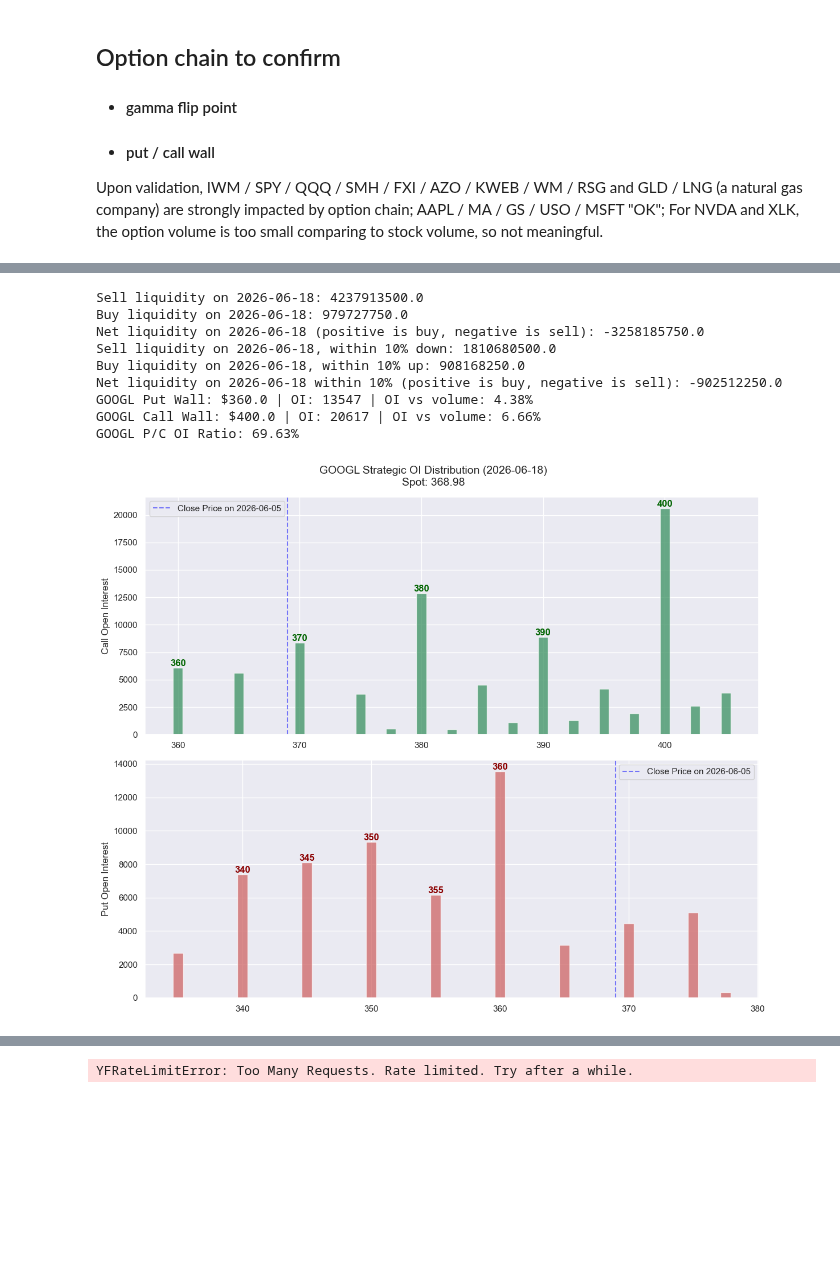
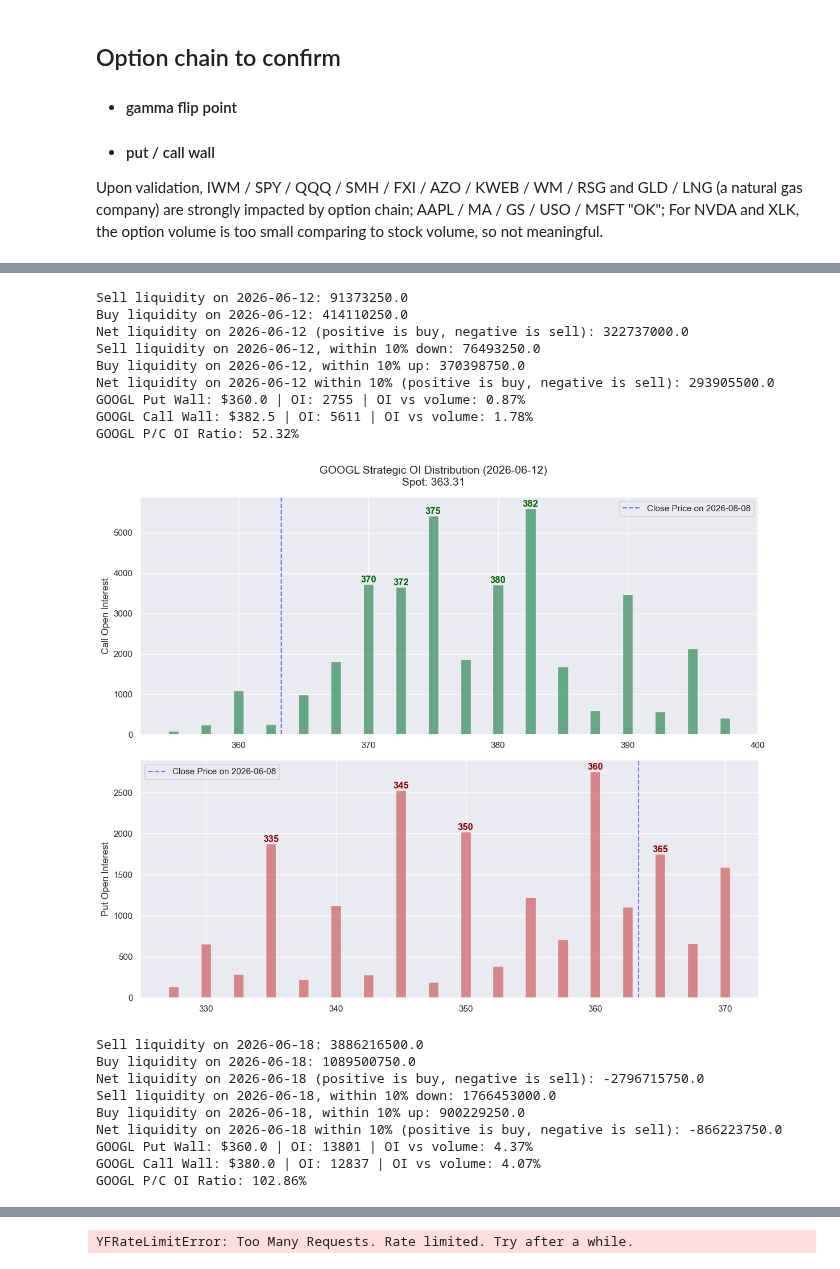
Before and after one commit to Yuchen-Peng/trading_strategy, a Jupyter notebook: notebooks/Quantitative_model.ipynb, the cells around one changed output, grey strips where cells are left out. Drawn from its saved outputs; the diff is of its cells as text; code cells hidden in the pictures; blank space fills up the shorter version.

```diff
--- a/notebooks/Quantitative_model.ipynb
+++ b/notebooks/Quantitative_model.ipynb
@@ -329,8 +346,6 @@ GLD P/C OI Ratio: 60.35%
 # %%
 flip_price, current_gex_value = quant.find_gamma_flip('googl')
-quant.get_option_walls("googl", "2026-06-05")
-# quant.get_option_walls("googl", "2026-06-08")
-# quant.get_option_walls("googl", "2026-06-10")
-# quant.get_option_walls("googl", "2026-06-12")
+quant.get_option_walls("googl", "2026-06-10")
+quant.get_option_walls("googl", "2026-06-12")
 quant.get_option_walls("googl", "2026-06-18")
 # %% [output]
@@ -355,10 +370,19 @@ GOOGL P/C OI Ratio: 64.57%
-Sell liquidity on 2026-06-18: 4237913500.0
-Buy liquidity on 2026-06-18: 979727750.0
-Net liquidity on 2026-06-18 (positive is buy, negative is sell): -3258185750.0
-Sell liquidity on 2026-06-18, within 10% down: 1810680500.0
-Buy liquidity on 2026-06-18, within 10% up: 908168250.0
-Net liquidity on 2026-06-18 within 10% (positive is buy, negative is sell): -902512250.0
-GOOGL Put Wall: $360.0 | OI: 13547 | OI vs volume: 4.38%
-GOOGL Call Wall: $400.0 | OI: 20617 | OI vs volume: 6.66%
-GOOGL P/C OI Ratio: 69.63%
+Sell liquidity on 2026-06-12: 91373250.0
+Buy liquidity on 2026-06-12: 414110250.0
+Net liquidity on 2026-06-12 (positive is buy, negative is sell): 322737000.0
+Sell liquidity on 2026-06-12, within 10% down: 76493250.0
+Buy liquidity on 2026-06-12, within 10% up: 370398750.0
+Net liquidity on 2026-06-12 within 10% (positive is buy, negative is sell): 293905500.0
+GOOGL Put Wall: $360.0 | OI: 2755 | OI vs volume: 0.87%
+GOOGL Call Wall: $382.5 | OI: 5611 | OI vs volume: 1.78%
+GOOGL P/C OI Ratio: 52.32%
-[figure, old version]
+[figure, new version]
+Sell liquidity on 2026-06-18: 3886216500.0
+Buy liquidity on 2026-06-18: 1089500750.0
+Net liquidity on 2026-06-18 (positive is buy, negative is sell): -2796715750.0
+Sell liquidity on 2026-06-18, within 10% down: 1766453000.0
+Buy liquidity on 2026-06-18, within 10% up: 900229250.0
+Net liquidity on 2026-06-18 within 10% (positive is buy, negative is sell): -866223750.0
+GOOGL Put Wall: $360.0 | OI: 13801 | OI vs volume: 4.37%
+GOOGL Call Wall: $380.0 | OI: 12837 | OI vs volume: 4.07%
+GOOGL P/C OI Ratio: 102.86%
```
Also changed, not shown: parts of 11 cells of this notebook.
